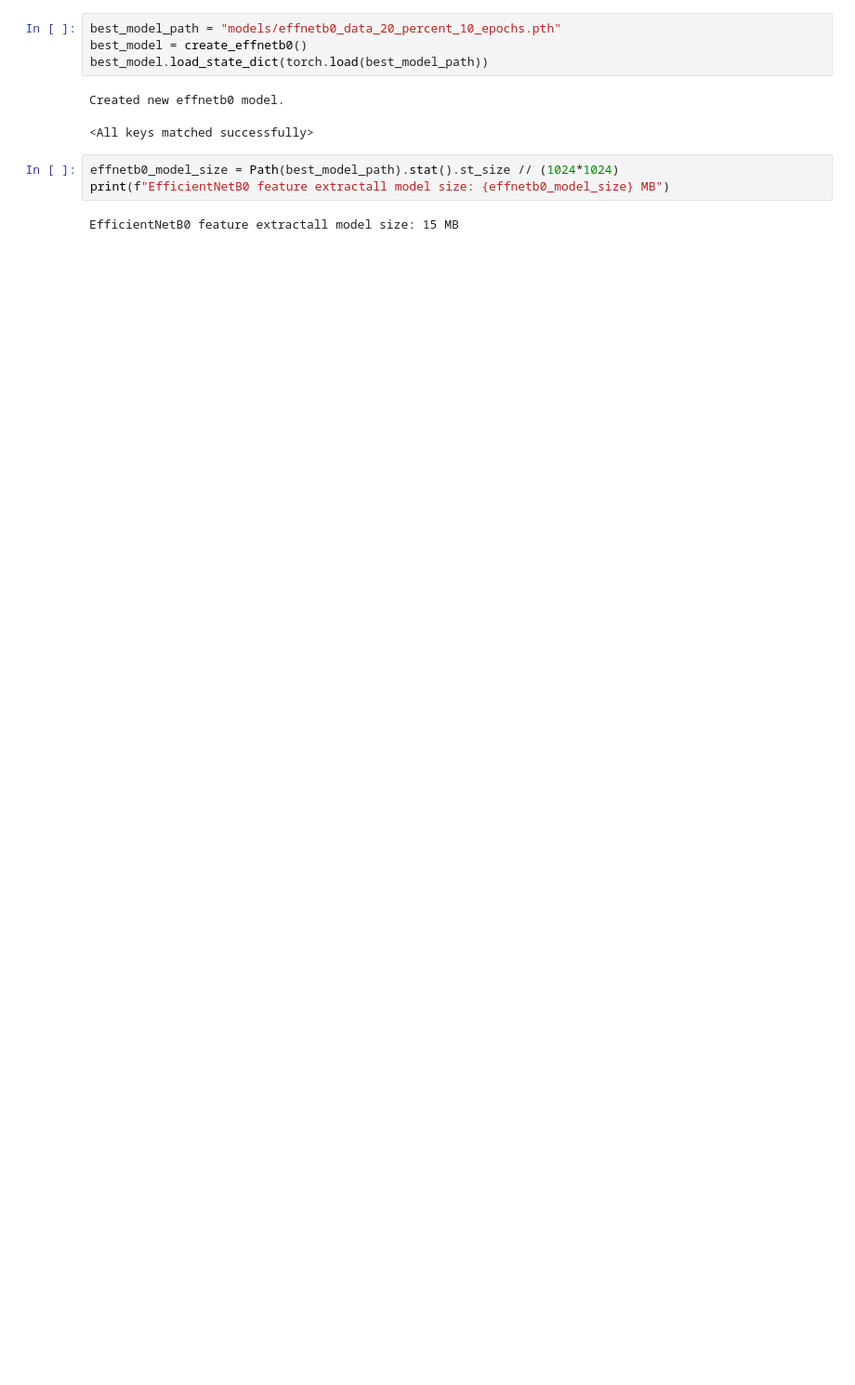
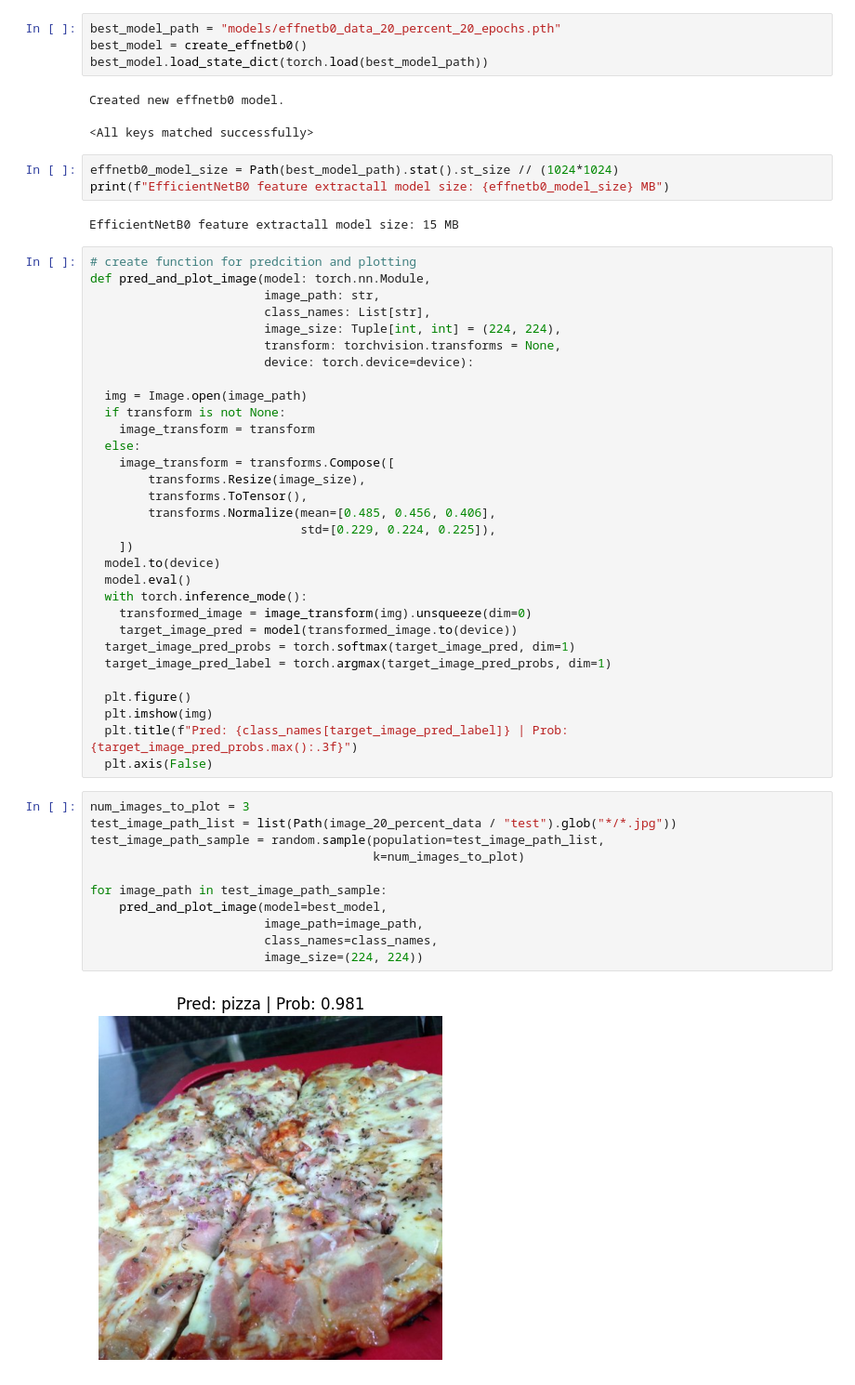
Before and after one commit to Tihonizy/pytorch-learning, a Jupyter notebook: food classification Weights & Biases/food cv mini Weights & Biases.ipynb, the cells around one changed output. Shown at 93% size. Drawn from its saved outputs; the diff is of its cells as text; blank space fills up the shorter version.

```diff
--- a/food classification Weights & Biases/food cv mini Weights & Biases.ipynb
+++ b/food classification Weights & Biases/food cv mini Weights & Biases.ipynb
@@ -792,6 +873,6 @@ Reusing TensorBoard on port 6007 (pid 6702), started 0:01:20 ago. (Use '!kill 67
 [interactive output not drawn]
 # %%
-best_model_path = "models/effnetb0_data_20_percent_10_epochs.pth"
+best_model_path = "models/effnetb0_data_20_percent_20_epochs.pth"
 best_model = create_effnetb0()
 best_model.load_state_dict(torch.load(best_model_path))
 # %% [output]
@@ -802,3 +883,47 @@ effnetb0_model_size = Path(best_model_path).stat().st_size // (1024*1024)
 print(f"EfficientNetB0 feature extractall model size: {effnetb0_model_size} MB")
 # %% [output]
 EfficientNetB0 feature extractall model size: 15 MB
+# %%
+# create function for predcition and plotting
+def pred_and_plot_image(model: torch.nn.Module,
+                        image_path: str,
+                        class_names: List[str],
+                        image_size: Tuple[int, int] = (224, 224),
+                        transform: torchvision.transforms = None,
+                        device: torch.device=device):
+
+  img = Image.open(image_path)
+  if transform is not None:
+    image_transform = transform
+  else:
+    image_transform = transforms.Compose([
+        transforms.Resize(image_size),
+        transforms.ToTensor(),
+        transforms.Normalize(mean=[0.485, 0.456, 0.406],
+                             std=[0.229, 0.224, 0.225]),
+    ])
+  model.to(device)
+  model.eval()
+  with torch.inference_mode():
+    transformed_image = image_transform(img).unsqueeze(dim=0)
+    target_image_pred = model(transformed_image.to(device))
+  target_image_pred_probs = torch.softmax(target_image_pred, dim=1)
+  target_image_pred_label = torch.argmax(target_image_pred_probs, dim=1)
+
+  plt.figure()
+  plt.imshow(img)
+  plt.title(f"Pred: {class_names[target_image_pred_label]} | Prob: {target_image_pred_probs.max():.3f}")
+  plt.axis(False)
+# %%
+num_images_to_plot = 3
+test_image_path_list = list(Path(image_20_percent_data / "test").glob("*/*.jpg"))
+test_image_path_sample = random.sample(population=test_image_path_list,
+                                       k=num_images_to_plot)
+
+for image_path in test_image_path_sample:
+    pred_and_plot_image(model=best_model,
+                        image_path=image_path,
+                        class_names=class_names,
+                        image_size=(224, 224))
+# %% [output]
+[figure, added]
```
Also changed, not shown: parts of 7 cells of this notebook, 1 other file.
